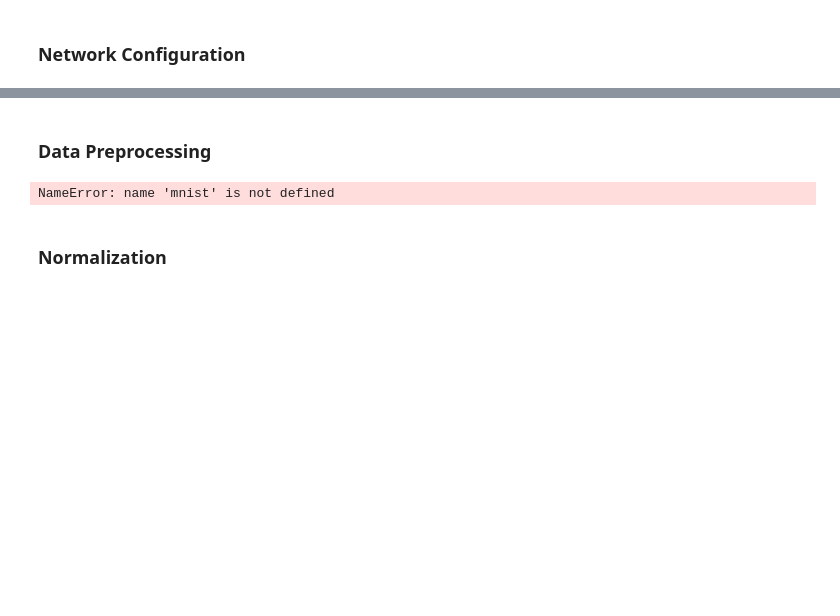
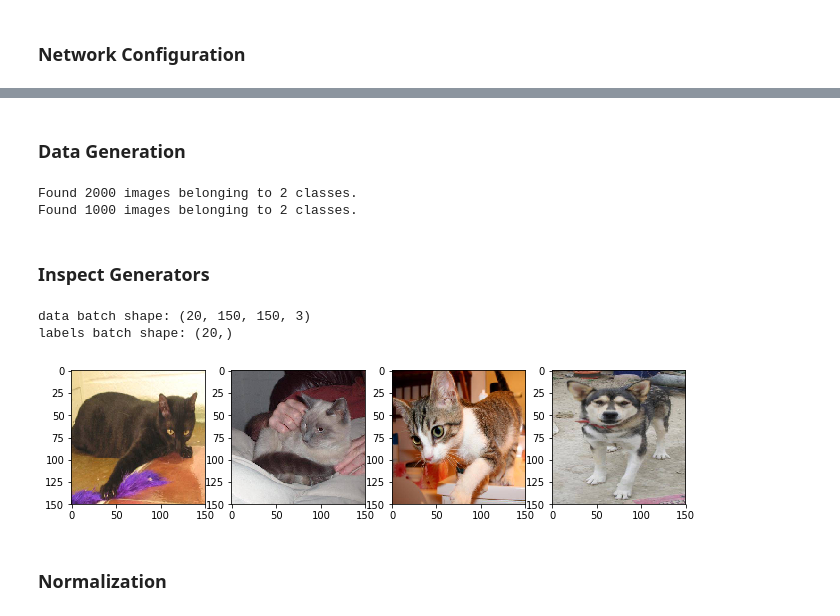
Before and after one commit to martin-fabbri/dl-playground, a Jupyter notebook: cnn/cats-and-dogs/cats-and-dogs.ipynb, the cells around one changed output, grey strips where cells are left out. Cells and saved outputs as stored; diff of their text form; code cells hidden in the pictures; blank space fills up the shorter version.

Commit message:
Data Generation.

```diff
--- a/cnn/cats-and-dogs/cats-and-dogs.ipynb
+++ b/cnn/cats-and-dogs/cats-and-dogs.ipynb
@@ -31,9 +41,42 @@ config['hidden_nodes'] = 100
+# %%
+base_dir = 'E:\kaggle\dogs-and-cats\sm_dataset'
+train_dir = os.path.join(base_dir, 'train')
+validation_dir = os.path.join(base_dir, 'validation')
+test_dir = os.path.join(base_dir, 'test')
 # %% [markdown]
-### Data Preprocessing
+### Data Generation
-# %%
-(X_train, y_train), (X_test, y_test) = mnist.load_data()
-# %% [output]
-NameError: name 'mnist' is not defined
+# %%
+train_datagen = ImageDataGenerator(rescale=1./255)
+test_datagen = ImageDataGenerator(rescale=1./255)
+
+train_generator = train_datagen.flow_from_directory(train_dir, target_size=(150, 150), batch_size=20, class_mode='binary')
+validation_generator = test_datagen.flow_from_directory(validation_dir, target_size=(150, 150), batch_size=20, class_mode='binary')
+# %% [output]
+Found 2000 images belonging to 2 classes.
+Found 1000 images belonging to 2 classes.
+# %% [markdown]
+### Inspect Generators
+# %%
+for data_batch, labels_batch in train_generator:
+    print('data batch shape:', data_batch.shape)
+    print('labels batch shape:', labels_batch.shape)
+    break
+# %% [output]
+data batch shape: (20, 150, 150, 3)
+labels batch shape: (20,)
+# %%
+%matplotlib inline
+rcParams['figure.figsize'] = 11, 8
+
+fig, ax = plt.subplots(1,4)
+for data_batch, labels_batch in train_generator:
+    ax[0].imshow(data_batch[0])
+    ax[1].imshow(data_batch[1])
+    ax[2].imshow(data_batch[2])
+    ax[3].imshow(data_batch[3])
+    break
+# %% [output]
+[figure, added]
 # %% [markdown]
 ### Normalization
 # %%
```
Also changed, not shown: parts of 5 cells of this notebook, 1 other file.
